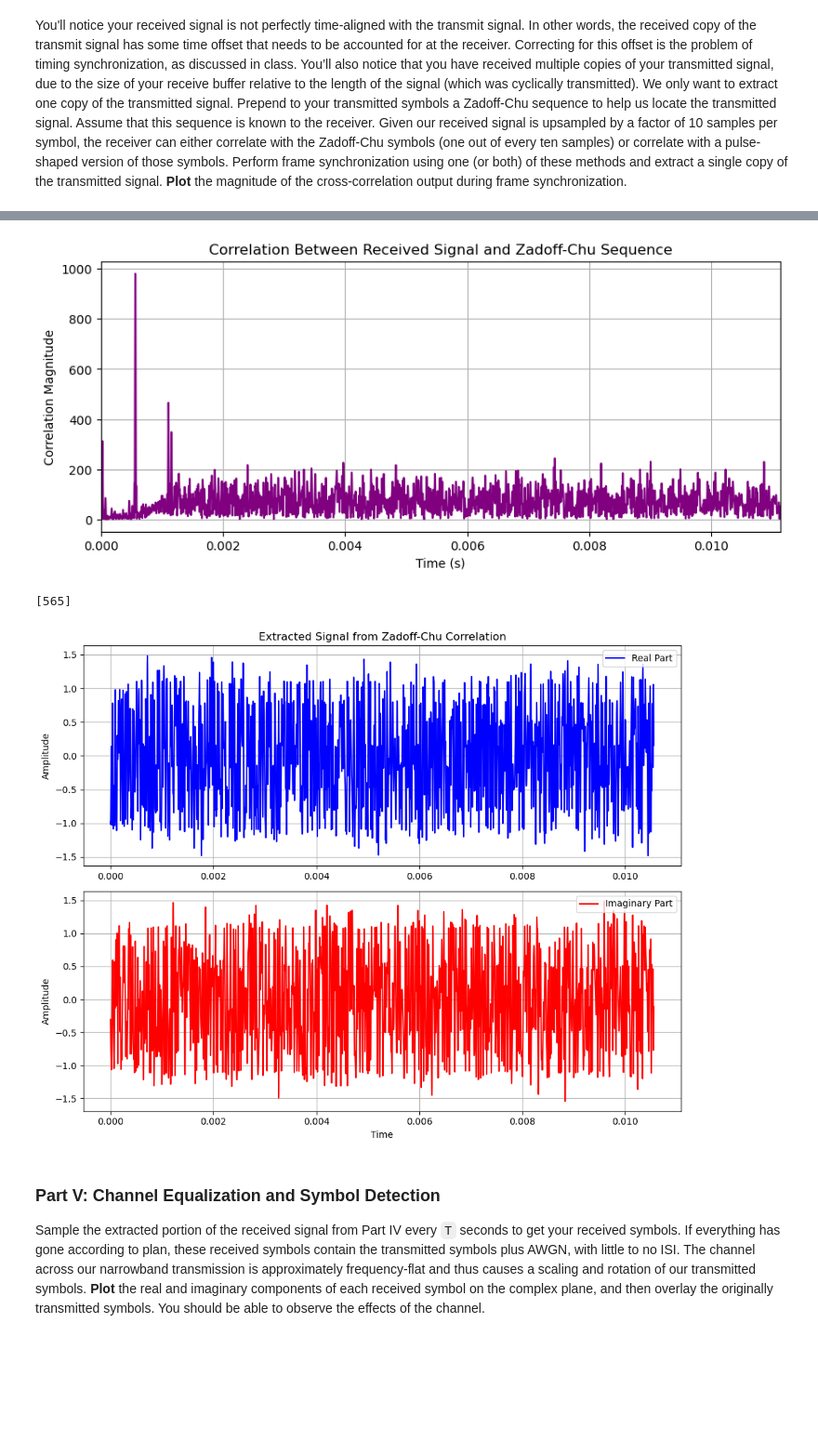
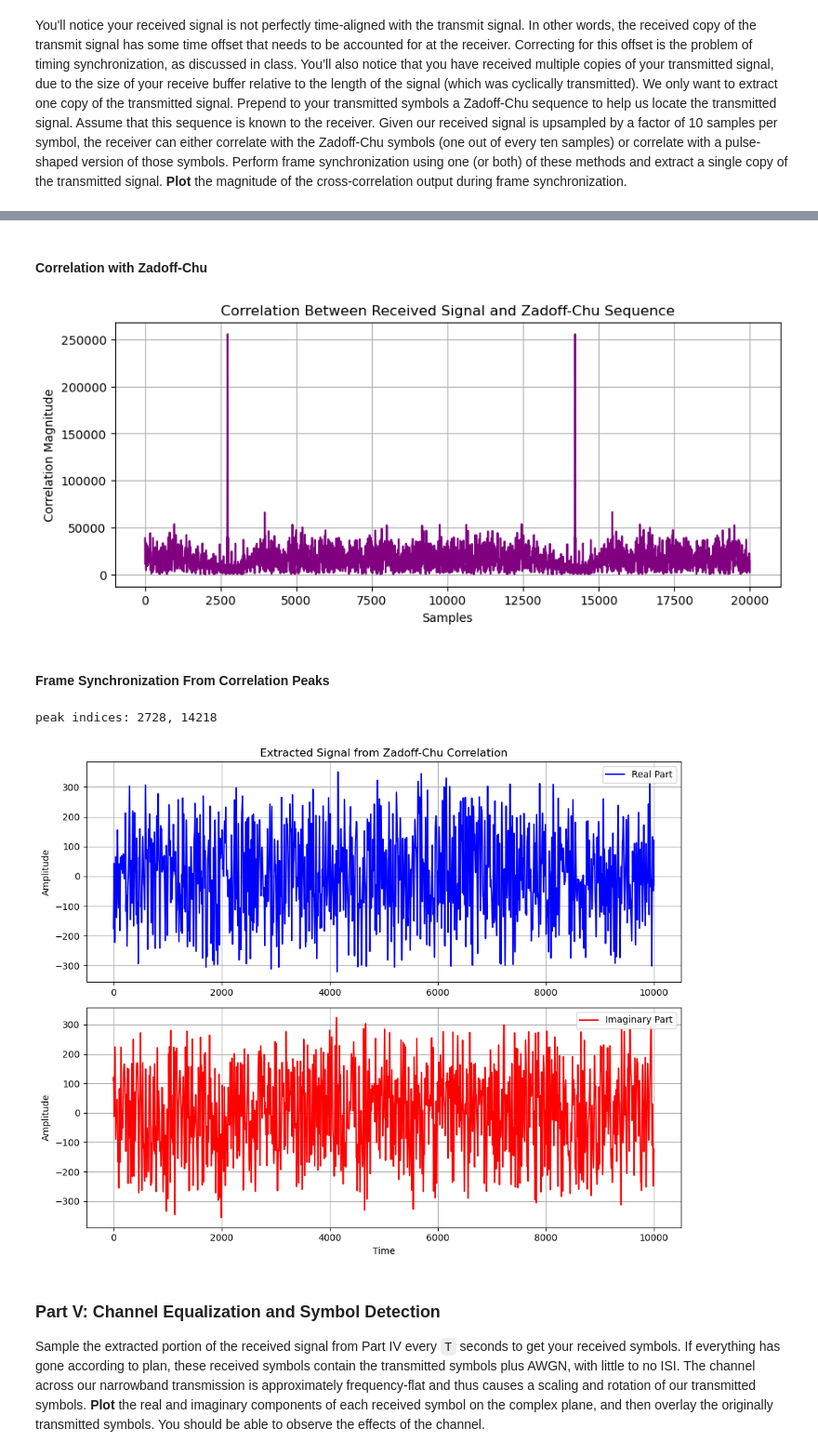
Before and after one commit to bry4b/ee-230b, a Jupyter notebook: lab3.ipynb, the cells around one changed output, grey strips where cells are left out. Shown at 93% size. Saved outputs shown, nothing was run; the diff lists cells and outputs as text; code cells hidden in the pictures; blank space fills up the shorter version.

```diff
--- a/lab3.ipynb
+++ b/lab3.ipynb
@@ -203,11 +166,12 @@ if pluto_token is not None:
 if pluto_token is not None:
     # Transmit signal
     tx_scaled = tx_signal / np.max(np.abs(tx_signal)) * 2**14 # Pluto expects TX samples to be between -2^14 and 2^14
+    sdr.tx_destroy_buffer()  # reset transmit data buffer to be safe
     sdr.tx(tx_scaled)
 
     # Receive signal
     sdr.rx_destroy_buffer()
-    rx_signal = sdr.rx() / np.max(np.abs(sdr.rx()))
+    rx_signal = sdr.rx() # / np.max(np.abs(sdr.rx()))
 
     t = np.arange(rx_buffer_size) / sample_rate  # time vector for TX signal
 
@@ -309,19 +263,7 @@ You'll notice your received signal is not perfectly time-aligned with the transm
 # %%
 # Generate Zadoff-Chu sequence
-N_zc = 113 # Length of Zadoff-Chu sequence
-zc_sequence = gen_zadoff_chu_sequence(N_zc, 23)
-
-# Visualize Zadoff-Chu sequence
-plt.figure(figsize=(4, 4))
-plt.plot(np.real(zc_sequence), np.imag(zc_sequence), 'o', label='Zadoff-Chu Sequence')
-plt.title("Zadoff-Chu Sequence Constellation")
-plt.xlabel("In-Phase Component")
-plt.ylabel("Quadrature Component")
-plt.grid(True)
-plt.xlim(-1.5, 1.5)
-plt.ylim(-1.5, 1.5)
-plt.legend()
-plt.show()
+N_zc = 150 # Length of Zadoff-Chu sequence
+N_zc, zc_sequence = gen_zadoff_chu_sequence(N_zc, 23)
 
 # Visualize Zadoff-Chu autocorrelation
 plt.figure(figsize=(10, 4))
@@ -463,48 +374,50 @@ plt.show()
+# %% [markdown]
+#### Correlation with Zadoff-Chu
 # %%
 # Correlate received signal with pulse-shaped Zadoff-Chu sequence
-_, zc_sequence_pulse = create_pulse_train(zc_sequence, sps)
+t_zc_pulse, zc_sequence_pulse = create_pulse_train(zc_sequence, sps)
 zc_sequence_shaped = np.convolve(np.convolve(g_tx, zc_sequence_pulse, mode='same'), g_rx, mode='same')
-correlation = np.correlate(rx_signal_mf_zc, zc_sequence_shaped, mode='same')
+
+correlation = np.correlate(rx_signal_mf_zc, zc_sequence_shaped, mode='valid')
 
 # Visualize correlation result
 plt.figure(figsize=(10, 4))
-plt.plot(t, np.abs(correlation), label='Correlation with Zadoff-Chu Sequence', color='purple')
+plt.plot(np.abs(correlation[:int(2*N*sps)]), label='Correlation with Zadoff-Chu Sequence', color='purple')
 plt.title("Correlation Between Received Signal and Zadoff-Chu Sequence")
-plt.xlabel("Time (s)")
+plt.xlabel("Samples")
 plt.ylabel("Correlation Magnitude")
-plt.xlim(0, t[np.min([len(t), int(2*N*sps)])-1])
 plt.grid(True)
 plt.show()
 # %% [output]
-[figure, old version]
+[figure, new version]
+# %% [markdown]
+#### Frame Synchronization From Correlation Peaks
 # %%
 # Extract one copy of TX signal between correlation peaks
-corr_peaks, _ = signal.find_peaks(np.abs(correlation), height=np.max(np.abs(correlation)) * 0.99)
-if len(corr_peaks) < 2:  # take till end of rx_signal
-    rx_signal_zc_extracted = rx_signal_mf_zc[corr_peaks[0]+5:]
-else:
-    rx_signal_zc_extracted = rx_signal_mf_zc[corr_peaks[0]+5:corr_peaks[1]]
-print(corr_peaks)
+corr_peaks, _ = signal.find_peaks(np.abs(correlation), height=np.max(np.abs(correlation)) * 0.99)  # Find peaks in correlation
+print(f"peak indices: {corr_peaks[0]}, {corr_peaks[1]}")
+
+rx_signal_zc_extracted = rx_signal_mf_zc[N_zc*sps+corr_peaks[0]:corr_peaks[1]]  # Extract signal between peaks, discarding Zadoff-Chu sequence
 
 # Visualize extracted signal
 plt.figure(figsize=(10, 8))
 plt.subplot(2, 1, 1)
 plt.title("Extracted Signal from Zadoff-Chu Correlation")
-plt.plot(t[:len(rx_signal_zc_extracted)], np.real(rx_signal_zc_extracted), label='Real Part', color='blue')
+plt.plot(np.real(rx_signal_zc_extracted), label='Real Part', color='blue')
 plt.ylabel("Amplitude")
 plt.grid(True)
 plt.legend(loc='upper right')
 plt.subplot(2, 1, 2)
-plt.plot(t[:len(rx_signal_zc_extracted)], np.imag(rx_signal_zc_extracted), label='Imaginary Part', color='red')
+plt.plot(np.imag(rx_signal_zc_extracted), label='Imaginary Part', color='red')
 plt.xlabel("Time")
 plt.ylabel("Amplitude")
 plt.grid(True)
 plt.legend(loc='upper right')
 plt.tight_layout()
 plt.show()
 # %% [output]
-[565]
+peak indices: 2728, 14218
-[figure, old version]
+[figure, new version]
 # %% [markdown]
 ### Part V: Channel Equalization and Symbol Detection
 
```
Also changed, not shown: parts of 49 cells of this notebook, 5 other files.
